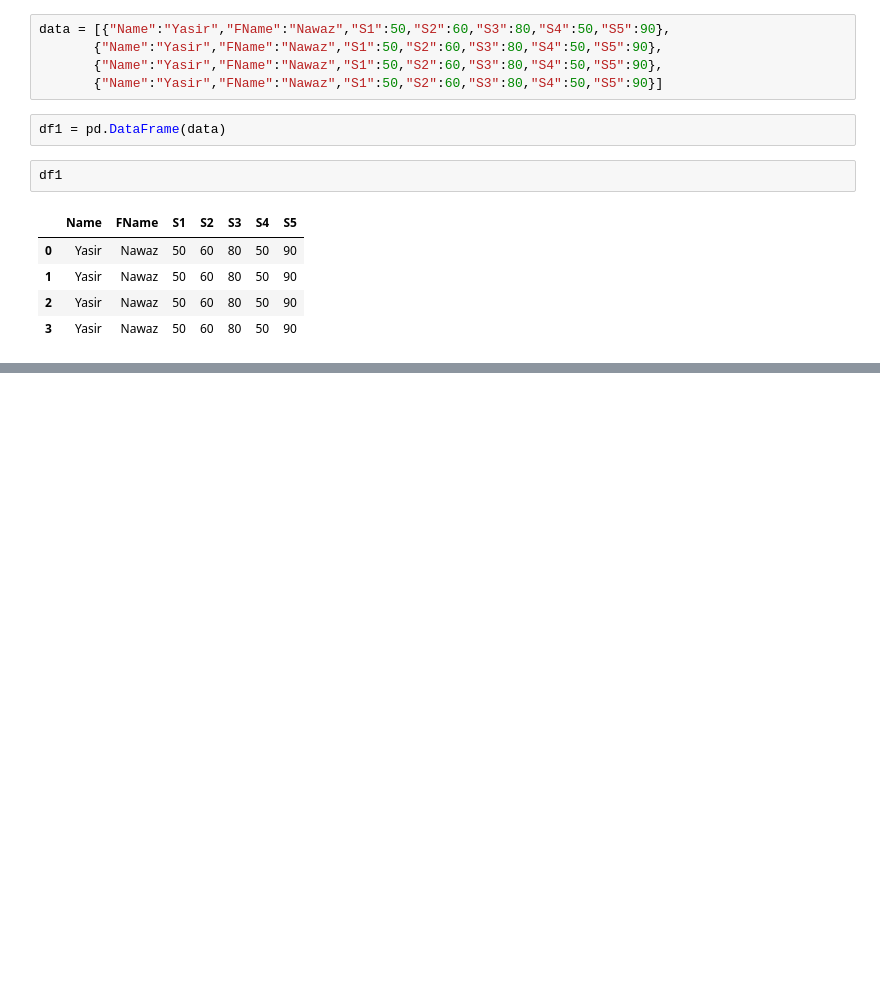
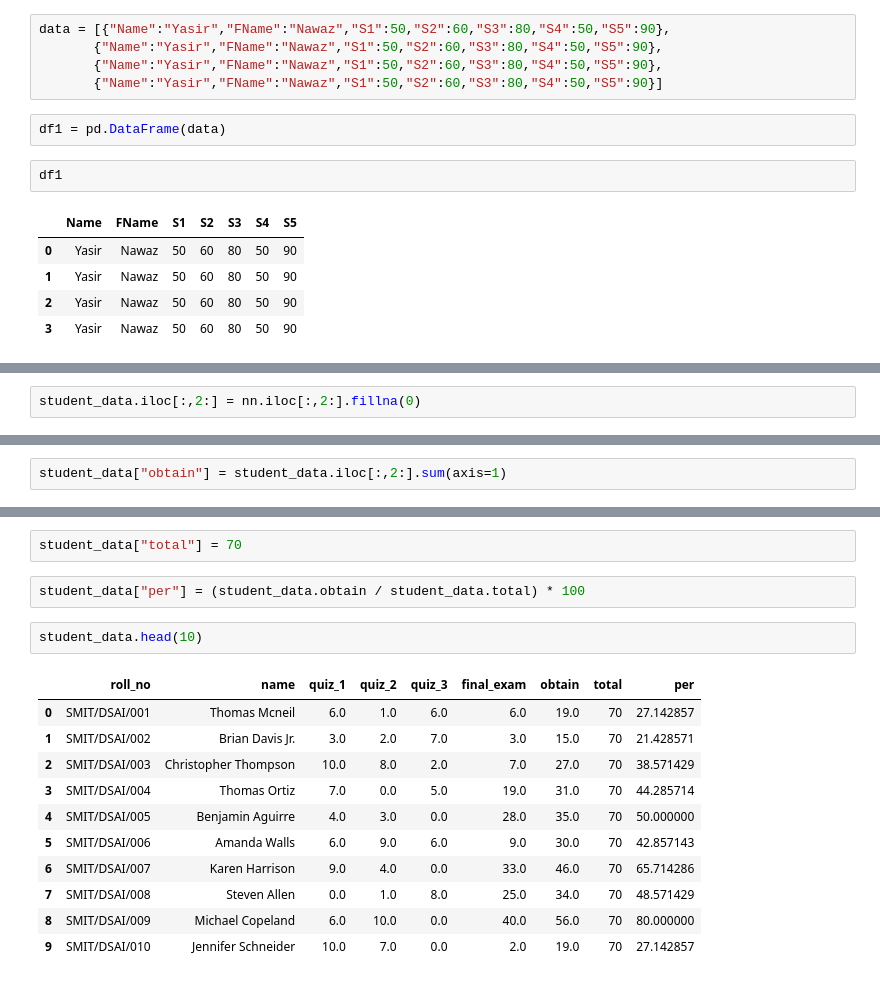
Before and after one commit to memonY49/SMIT-AI-DS-Batch-4, a Jupyter notebook: pandas_practice.ipynb, the cells around one changed output, grey strips where cells are left out. Saved outputs shown, nothing was run; the diff lists cells and outputs as text; blank space fills up the shorter version.

```diff
--- a/pandas_practice.ipynb
+++ b/pandas_practice.ipynb
@@ -63,0 +576,2 @@ df1
+# %%
+student_data.iloc[:,2:] = nn.iloc[:,2:].fillna(0)
@@ -63,0 +607,2 @@ df1
+# %%
+student_data["obtain"] = student_data.iloc[:,2:].sum(axis=1)
@@ -63,0 +618,18 @@ df1
+# %%
+student_data["total"] = 70
+# %%
+student_data["per"] = (student_data.obtain / student_data.total) * 100
+# %%
+student_data.head(10)
+# %% [output]
+|  | roll_no | name | quiz_1 | quiz_2 | quiz_3 | final_exam | obtain | total | per |
+| 0 | SMIT/DSAI/001 | Thomas Mcneil | 6.0 | 1.0 | 6.0 | 6.0 | 19.0 | 70 | 27.142857 |
+| 1 | SMIT/DSAI/002 | Brian Davis Jr. | 3.0 | 2.0 | 7.0 | 3.0 | 15.0 | 70 | 21.428571 |
+| 2 | SMIT/DSAI/003 | Christopher Thompson | 10.0 | 8.0 | 2.0 | 7.0 | 27.0 | 70 | 38.571429 |
+| 3 | SMIT/DSAI/004 | Thomas Ortiz | 7.0 | 0.0 | 5.0 | 19.0 | 31.0 | 70 | 44.285714 |
+| 4 | SMIT/DSAI/005 | Benjamin Aguirre | 4.0 | 3.0 | 0.0 | 28.0 | 35.0 | 70 | 50.000000 |
+| 5 | SMIT/DSAI/006 | Amanda Walls | 6.0 | 9.0 | 6.0 | 9.0 | 30.0 | 70 | 42.857143 |
+| 6 | SMIT/DSAI/007 | Karen Harrison | 9.0 | 4.0 | 0.0 | 33.0 | 46.0 | 70 | 65.714286 |
+| 7 | SMIT/DSAI/008 | Steven Allen | 0.0 | 1.0 | 8.0 | 25.0 | 34.0 | 70 | 48.571429 |
+| 8 | SMIT/DSAI/009 | Michael Copeland | 6.0 | 10.0 | 0.0 | 40.0 | 56.0 | 70 | 80.000000 |
+| 9 | SMIT/DSAI/010 | Jennifer Schneider | 10.0 | 7.0 | 0.0 | 2.0 | 19.0 | 70 | 27.142857 |
```
Also changed, not shown: parts of 68 cells of this notebook, 4 other files.
